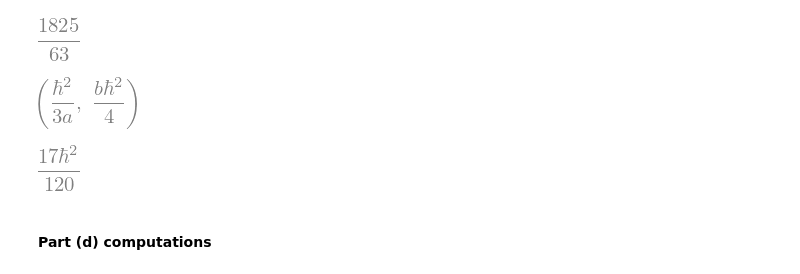
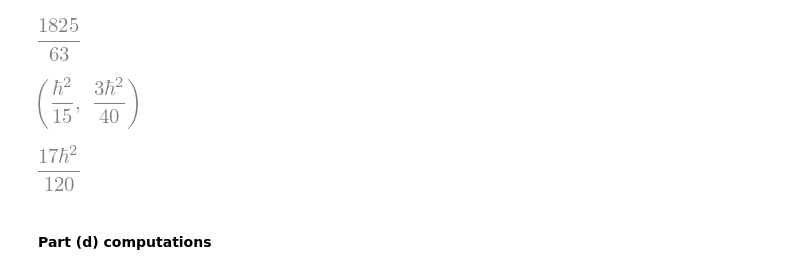
Before and after one commit to uqglmn/qm, a Jupyter notebook: Problem_Set.ipynb, the cells around one changed output. Cells and saved outputs as stored; diff of their text form; code cells hidden in the pictures.

```diff
--- a/Problem_Set.ipynb
+++ b/Problem_Set.ipynb
@@ -63,9 +63,9 @@ mx2
 # %% [output]
 [figure]
 # %%
-I1 = - h**2 * sym.integrate(𝜓1*sym.diff(𝜓1,x,x),(x,-a,0))
-I2 = - h**2 * sym.integrate(𝜓2*sym.diff(𝜓2,x,x),(x,0,sym.oo))
+I1 = - h**2 * sym.integrate(𝜓1*sym.diff(𝜓1,x,x),(x,-a,0)).subs({a:5,b:sym.Rational(3,10)})
+I2 = - h**2 * sym.integrate(𝜓2*sym.diff(𝜓2,x,x),(x,0,sym.oo)).subs({a:5,b:sym.Rational(3,10)})
 (I1, I2)
 # %% [output]
-[figure, old version]
+[figure, new version]
 # %%
```
Also changed, not shown: parts of 5 cells of this notebook.
